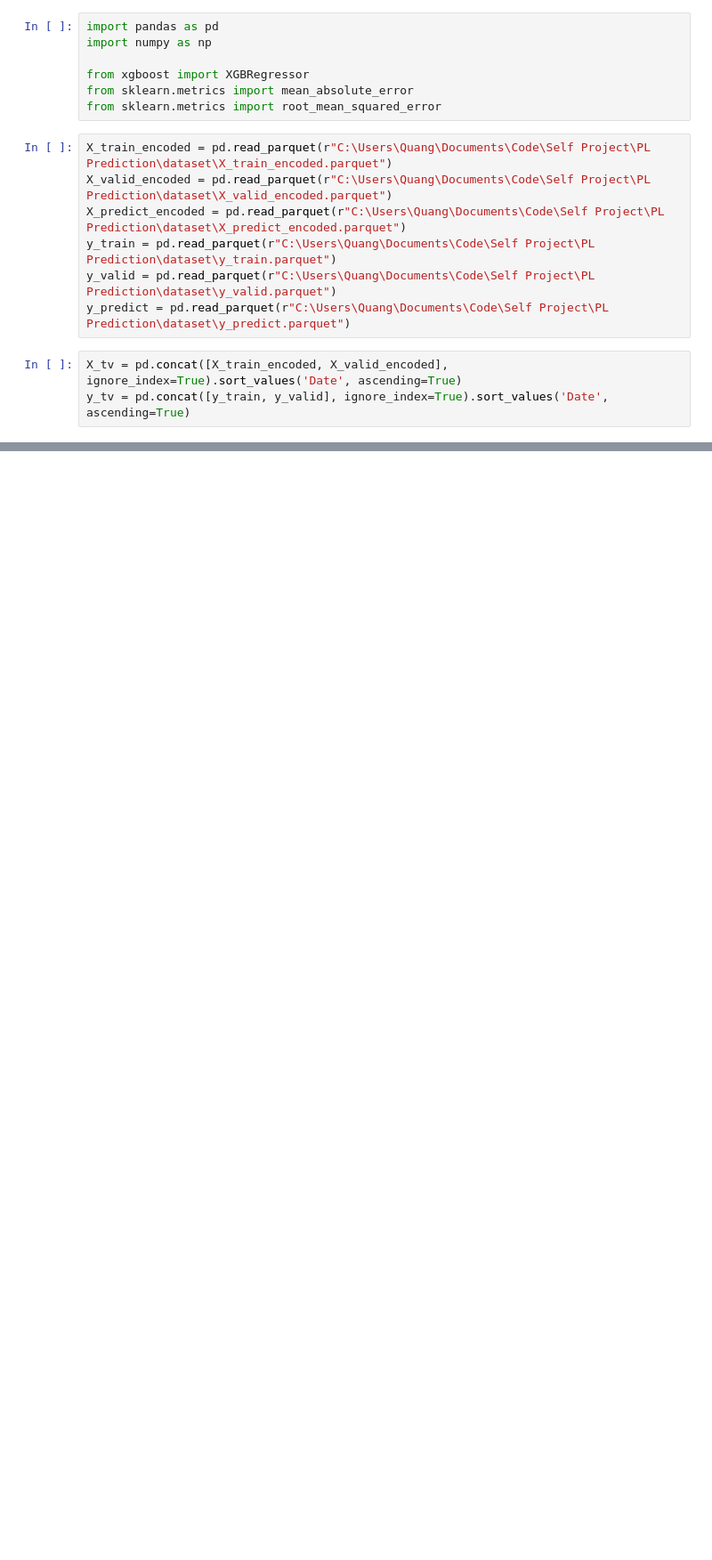
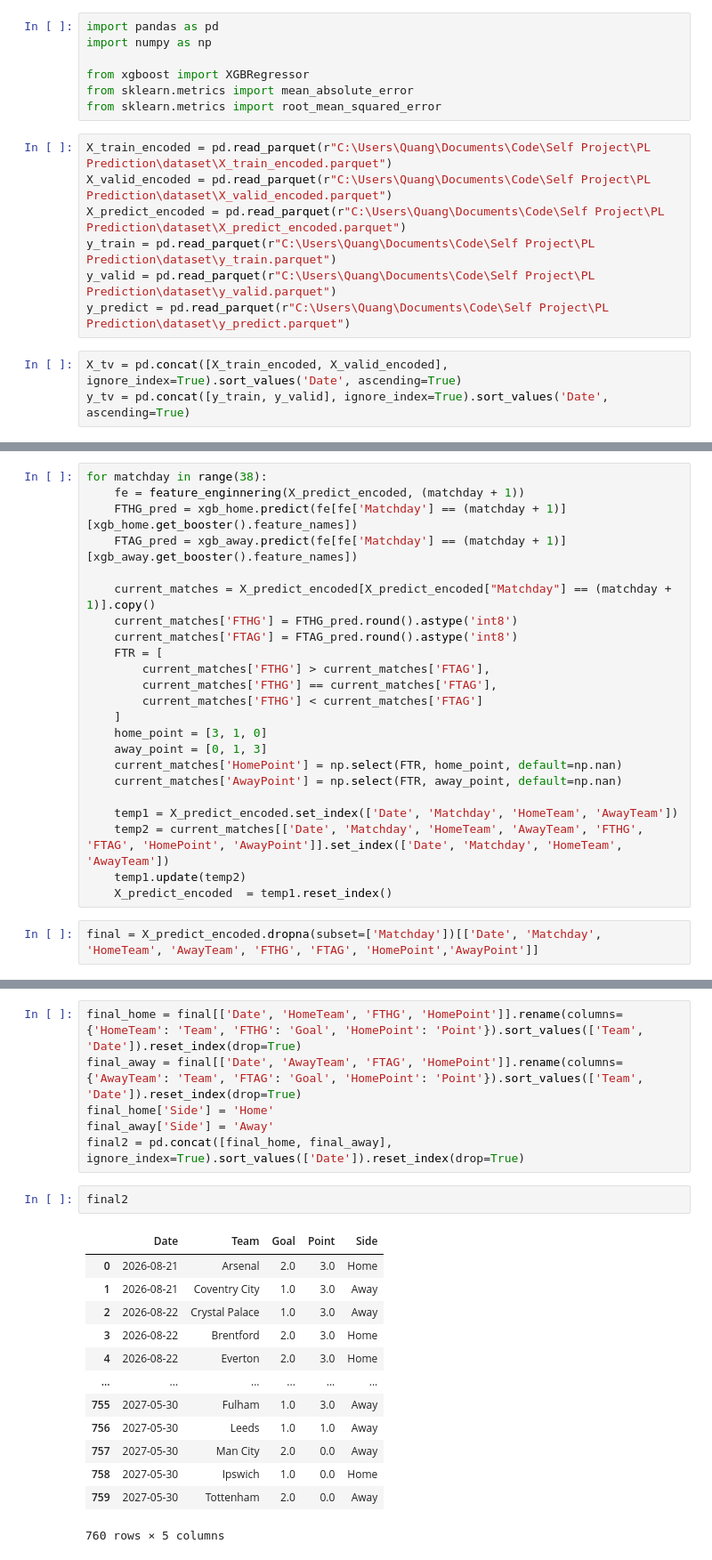
Before and after one commit to ngtrmquang/premier-league-prediction, a Jupyter notebook: 03_predict_final.ipynb, the cells around one changed output, grey strips where cells are left out. Shown at 89% size. Drawn from its saved outputs; the diff is of its cells as text; blank space fills up the shorter version.

Commit message:
epl_pred_v1
tottenham win the league lol

```diff
--- a/03_predict_final.ipynb
+++ b/03_predict_final.ipynb
@@ -29,0 +135,25 @@ xgb.fit(X_tv.drop(columns=['Date']), y_tv.drop(columns=['Date']))
+# %%
+for matchday in range(38):
+    fe = feature_enginnering(X_predict_encoded, (matchday + 1))
+    FTHG_pred = xgb_home.predict(fe[fe['Matchday'] == (matchday + 1)][xgb_home.get_booster().feature_names])
+    FTAG_pred = xgb_away.predict(fe[fe['Matchday'] == (matchday + 1)][xgb_away.get_booster().feature_names])
+
+    current_matches = X_predict_encoded[X_predict_encoded["Matchday"] == (matchday + 1)].copy()
+    current_matches['FTHG'] = FTHG_pred.round().astype('int8')
+    current_matches['FTAG'] = FTAG_pred.round().astype('int8')
+    FTR = [
+        current_matches['FTHG'] > current_matches['FTAG'],
+        current_matches['FTHG'] == current_matches['FTAG'],
+        current_matches['FTHG'] < current_matches['FTAG']
+    ]
+    home_point = [3, 1, 0]
+    away_point = [0, 1, 3]
+    current_matches['HomePoint'] = np.select(FTR, home_point, default=np.nan)
+    current_matches['AwayPoint'] = np.select(FTR, away_point, default=np.nan)
+
+    temp1 = X_predict_encoded.set_index(['Date', 'Matchday', 'HomeTeam', 'AwayTeam'])
+    temp2 = current_matches[['Date', 'Matchday', 'HomeTeam', 'AwayTeam', 'FTHG', 'FTAG', 'HomePoint', 'AwayPoint']].set_index(['Date', 'Matchday', 'HomeTeam', 'AwayTeam'])
+    temp1.update(temp2)
+    X_predict_encoded  = temp1.reset_index()
+# %%
+final = X_predict_encoded.dropna(subset=['Matchday'])[['Date', 'Matchday', 'HomeTeam', 'AwayTeam', 'FTHG', 'FTAG', 'HomePoint','AwayPoint']]
@@ -29,0 +162,22 @@ xgb.fit(X_tv.drop(columns=['Date']), y_tv.drop(columns=['Date']))
+# %%
+final_home = final[['Date', 'HomeTeam', 'FTHG', 'HomePoint']].rename(columns={'HomeTeam': 'Team', 'FTHG': 'Goal', 'HomePoint': 'Point'}).sort_values(['Team', 'Date']).reset_index(drop=True)
+final_away = final[['Date', 'AwayTeam', 'FTAG', 'HomePoint']].rename(columns={'AwayTeam': 'Team', 'FTAG': 'Goal', 'HomePoint': 'Point'}).sort_values(['Team', 'Date']).reset_index(drop=True)
+final_home['Side'] = 'Home'
+final_away['Side'] = 'Away'
+final2 = pd.concat([final_home, final_away], ignore_index=True).sort_values(['Date']).reset_index(drop=True)
+# %%
+final2
+# %% [output]
+|  | Date | Team | Goal | Point | Side |
+| 0 | 2026-08-21 | Arsenal | 2.0 | 3.0 | Home |
+| 1 | 2026-08-21 | Coventry City | 1.0 | 3.0 | Away |
+| 2 | 2026-08-22 | Crystal Palace | 1.0 | 3.0 | Away |
+| 3 | 2026-08-22 | Brentford | 2.0 | 3.0 | Home |
+| 4 | 2026-08-22 | Everton | 2.0 | 3.0 | Home |
+| ... | ... | ... | ... | ... | ... |
+| 755 | 2027-05-30 | Fulham | 1.0 | 3.0 | Away |
+| 756 | 2027-05-30 | Leeds | 1.0 | 1.0 | Away |
+| 757 | 2027-05-30 | Man City | 2.0 | 0.0 | Away |
+| 758 | 2027-05-30 | Ipswich | 1.0 | 0.0 | Home |
+| 759 | 2027-05-30 | Tottenham | 2.0 | 0.0 | Away |
+760 rows × 5 columns
```
Also changed, not shown: parts of 6 cells of this notebook, 2 other files.
